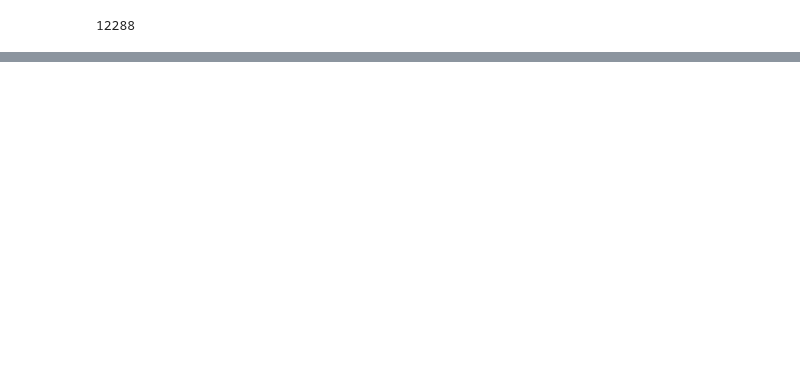
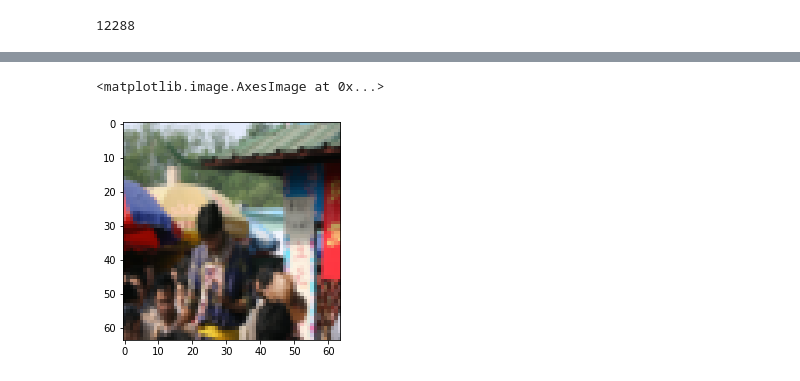
Before and after one commit to Parth0330/AI-ipynb, a Jupyter notebook: 13LRModelCatNoCat.ipynb, the cells around one changed output, grey strips where cells are left out. Saved outputs shown, nothing was run; the diff lists cells and outputs as text; code cells hidden in the pictures; blank space fills up the shorter version.

```diff
--- a/13LRModelCatNoCat.ipynb
+++ b/13LRModelCatNoCat.ipynb
@@ -422,3 +285,8 @@ plt.imshow(test_set_x[:, index].reshape((num_px, num_px, 3)))
+# %%
+plt.imshow(test_set_x[:, 34].reshape((num_px, num_px, 3)))
+# %% [output]
+<matplotlib.image.AxesImage at 0x...>
+[figure, added]
 # %%
 # Plot learning curve (with costs)
 costs = np.squeeze(logistic_regression_model['costs'])
```
Also changed, not shown: parts of 35 cells of this notebook.
